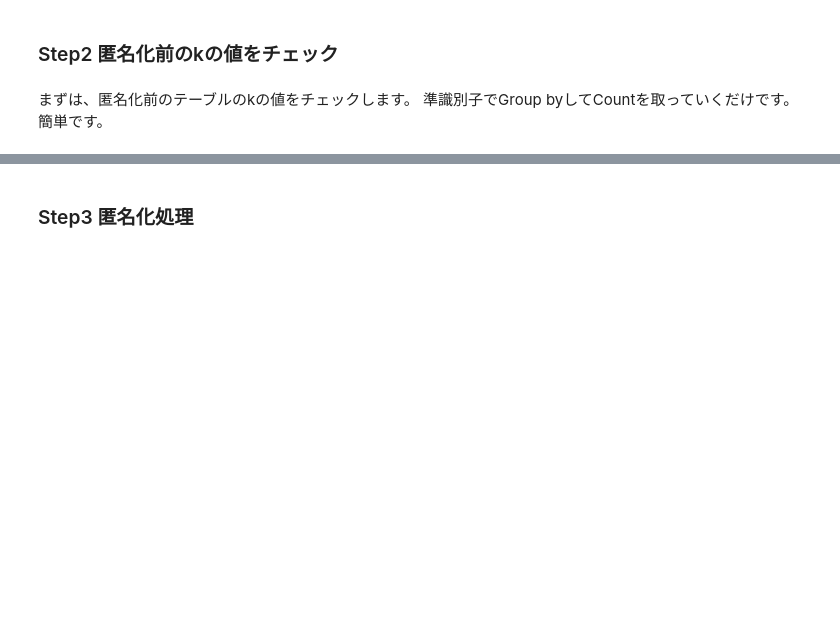
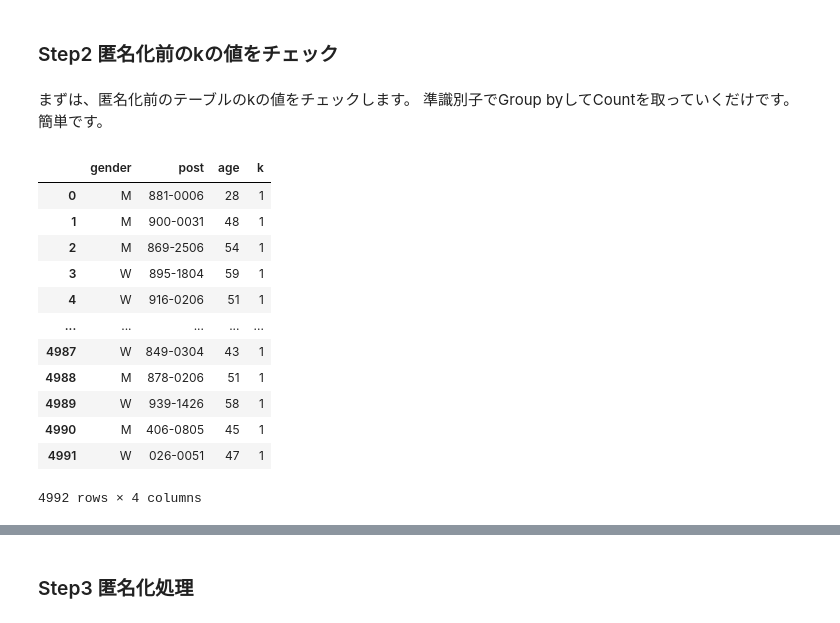
Before and after one commit to takao-takenouchi/k-anonymization_sql, a Jupyter notebook: k_anonymization_sql.ipynb, the cells around one changed output, grey strips where cells are left out. Drawn from its saved outputs; the diff is of its cells as text; code cells hidden in the pictures; blank space fills up the shorter version.

```diff
--- a/k_anonymization_sql.ipynb
+++ b/k_anonymization_sql.ipynb
@@ -58,6 +80,26 @@ con.execute("SELECT * FROM anonymization").df()
 
 まずは、匿名化前のテーブルのkの値をチェックします。
 準識別子でGroup byしてCountを取っていくだけです。簡単です。
+# %%
+con.execute("""
+    SELECT gender, post, age, COUNT(*) AS k
+    FROM anonymization
+    GROUP BY gender, post, age
+""").df()
+# %% [output]
+|  | gender | post | age | k |
+| 0 | M | 881-0006 | 28 | 1 |
+| 1 | M | 900-0031 | 48 | 1 |
+| 2 | M | 869-2506 | 54 | 1 |
+| 3 | W | 895-1804 | 59 | 1 |
+| 4 | W | 916-0206 | 51 | 1 |
+| ... | ... | ... | ... | ... |
+| 4987 | W | 849-0304 | 43 | 1 |
+| 4988 | M | 878-0206 | 51 | 1 |
+| 4989 | W | 939-1426 | 58 | 1 |
+| 4990 | M | 406-0805 | 45 | 1 |
+| 4991 | W | 026-0051 | 47 | 1 |
+4992 rows × 4 columns
 # %%
 con.execute("""
 SELECT
```
Also changed, not shown: parts of 6 cells of this notebook.
